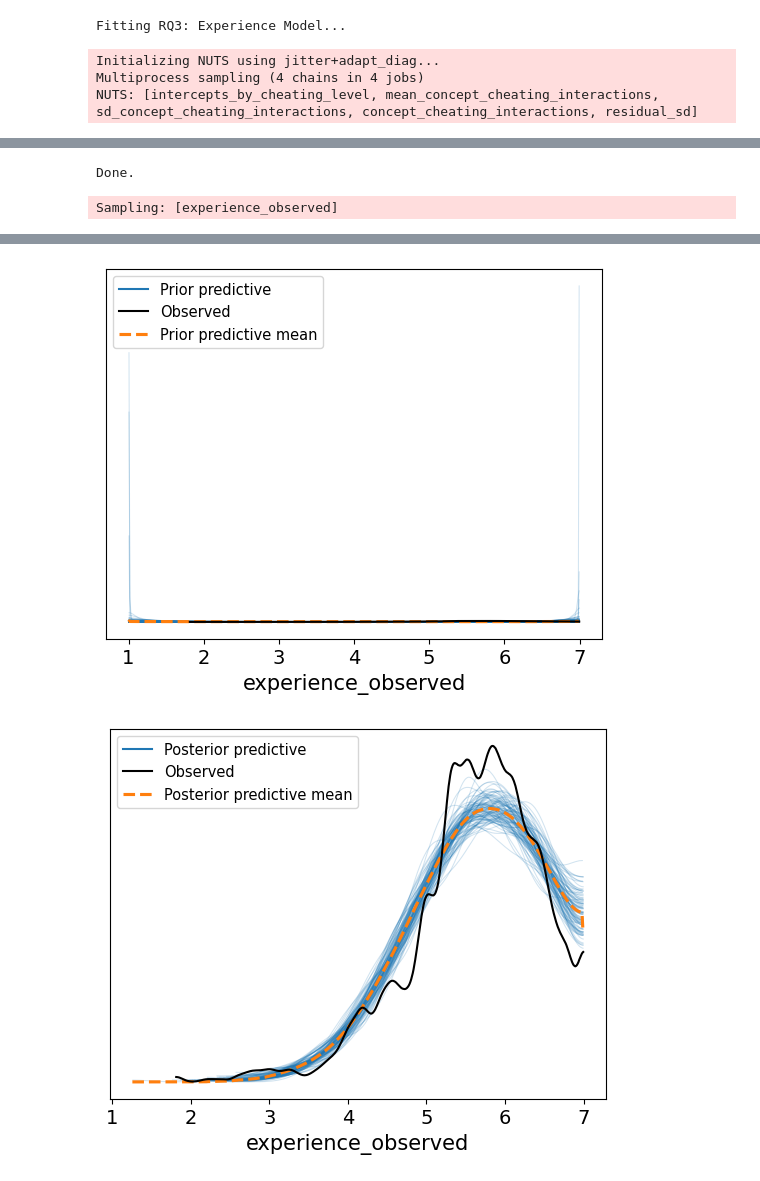
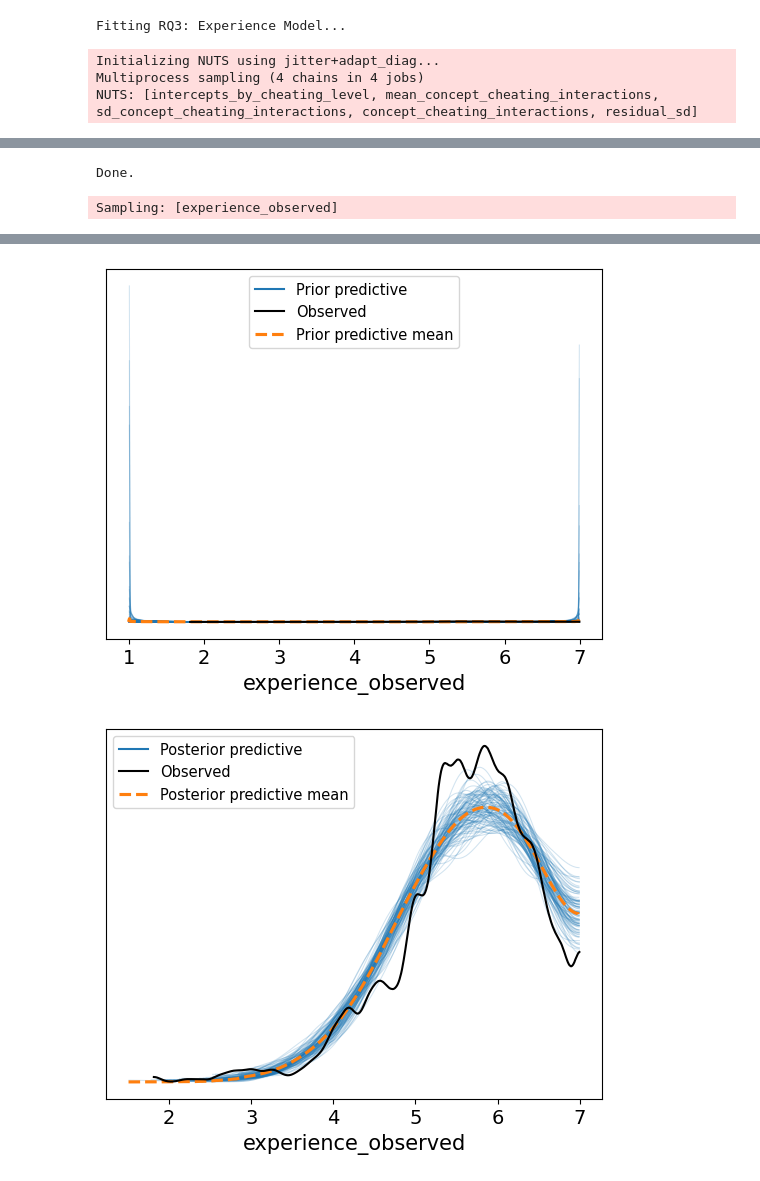
Before and after one commit to svdpmukherjee/game-behavior-intervention-study, a Jupyter notebook: game-behavior-analytics/data_analysis_notebook/notebook/RQ2.ipynb, the cells around one changed output, grey strips where cells are left out. Saved outputs shown, nothing was run; the diff lists cells and outputs as text; code cells hidden in the pictures.

```diff
--- a/game-behavior-analytics/data_analysis_notebook/notebook/RQ2.ipynb
+++ b/game-behavior-analytics/data_analysis_notebook/notebook/RQ2.ipynb
@@ -18,38 +18,38 @@ from data_utils import load_and_prepare_data
 from metadata import theory_order, theory_map
 
 # Load and preprocess data
-df, concepts = load_and_prepare_data("../data/final_dataset.csv")
+df, concepts = load_and_prepare_data("data/cheating_experiment_dataset.csv")
 # %%
-# =============================================================================
-# 1. REUSABLE MODEL & SAMPLING FUNCTIONS
-# =============================================================================
+def build_model(df, concepts, outcome_col, lower=None, upper=None):
+    with pm.Model() as model:
+        # Weakly informative: allows reasonable range without being "informative"
+        intercepts = pm.Normal('intercepts_by_cheating_level', mu=0, sigma=50, shape=3)
 
-def build_cheating_model(df, concepts, outcome_col, lower=None, upper=None):
-    """
-    General hierarchical model for Performance or Experience.
-    """
-    with pm.Model() as model:
-        intercepts = pm.Normal('intercepts_by_cheating_level', mu=0, sigma=100, shape=3)
-        mean_inter = pm.Normal('mean_concept_cheating_interactions', mu=0, sigma=100, shape=3)
-        sd_inter = pm.HalfNormal('sd_concept_cheating_interactions', sigma=100, shape=3)
+        # Hierarchical structure with reasonable scales
+        mean_inter = pm.Normal('mean_concept_cheating_interactions', mu=0, sigma=50, shape=3)
+        sd_inter = pm.HalfNormal('sd_concept_cheating_interactions', sigma=20, shape=3)
+
         concept_interactions = pm.Normal(
             'concept_cheating_interactions',
             mu=mean_inter,
             sigma=sd_inter,
             shape=(len(concepts), 3)
         )
-        # Predicted mean
+
         pred_mu = intercepts[df['cheating_behavior'].values] + pm.math.switch(
             df['concept_idx'].values > 0,
             concept_interactions[df['concept_idx'].values - 1, df['cheating_behavior'].values],
             0
         )
-        residual_sd = pm.HalfNormal('residual_sd', sigma=100)
+
+        # Smaller residual prior - data will dominate
+        residual_sd = pm.HalfNormal('residual_sd', sigma=20)
+
         pm.TruncatedNormal(f'{outcome_col}_observed', mu=pred_mu, sigma=residual_sd,
                            lower=lower, upper=upper, observed=df[outcome_col].values)
     return model
 
-def sample_model(model, draws=1500, tune=2500, chains=4, cores=4, target_accept=0.9,
+def sample_model(model, draws=500, tune=300, chains=4, cores=4, target_accept=0.9,
                  max_treedepth=12, init="jitter+adapt_diag", random_seed=42):
     """Reusable sampling function for all models."""
     with model:
@@ -96,7 +116,7 @@ Sampling: [performance_observed]
 # 3. RQ3: EXPERIENCE MODEL
 # =============================================================================
 print("Fitting RQ3: Experience Model...")
-experience_model = build_cheating_model(df, concepts, outcome_col='experience', lower=1, upper=7)
+experience_model = build_model(df, concepts, outcome_col='experience', lower=1, upper=7)
 trace_experience = sample_model(experience_model)
 print("Done.")
 
@@ -119,11 +139,11 @@ There were 207 divergences after tuning. Increase `target_accept` or reparameter
 The rhat statistic is larger than 1.01 for some parameters. This indicates problems during sampling. See https://arxiv.org/abs/1903.08008 for details
 The effective sample size per chain is smaller than 100 for some parameters.  A higher number is needed for reliable rhat and ess computation. See https://arxiv.org/abs/1903.08008 for details
 Sampling: [concept_cheating_interactions, experience_observed, intercepts_by_cheating_level, mean_concept_cheating_interactions, residual_sd, sd_concept_cheating_interactions]
 Done.
 Sampling: [experience_observed]
 [interactive output not drawn]
 [interactive output not drawn]
 [drawing not drawn]
-[figure, old version]
+[figure, new version]
-[figure, old version]
+[figure, new version]
 # %%
```
Also changed, not shown: parts of 6 cells of this notebook, 31 other files.
